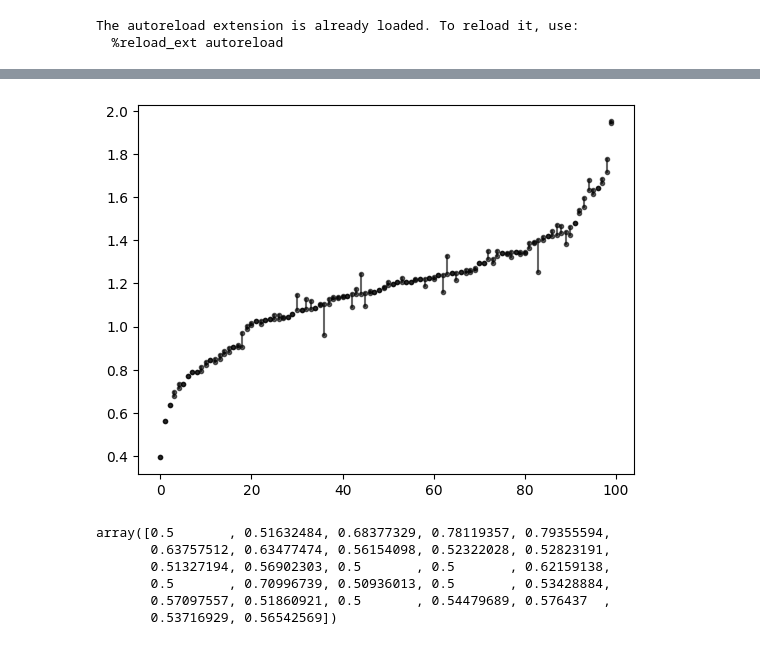
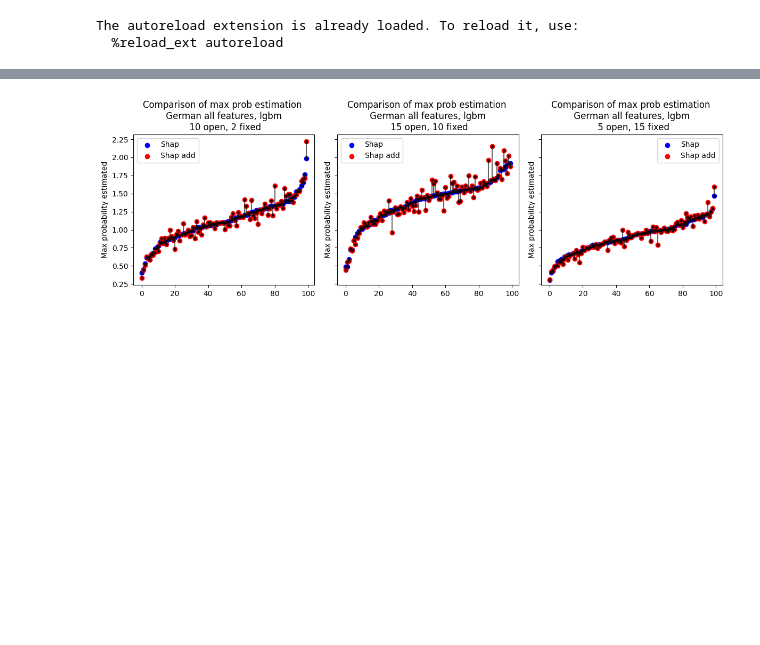
Before and after one commit to hiaac-finance/cfmining, a Jupyter notebook: notebooks/experiment_prob_max.ipynb, the cells around one changed output, grey strips where cells are left out. Drawn from its saved outputs; the diff is of its cells as text; code cells hidden in the pictures; blank space fills up the shorter version.

```diff
--- a/notebooks/experiment_prob_max.ipynb
+++ b/notebooks/experiment_prob_max.ipynb
@@ -155,24 +190,30 @@ Prob Max: 1.03, Estimated Prob Max: 1.01
-# %%
-idx = np.argsort(prob_max_)
-prob_max_ = np.array(prob_max_)[idx]
-estimated_prob_max_ = np.array(estimated_prob_max_)[idx]
-
-for i in range(100):
-    plt.plot(
-        [i, i], [prob_max_[i], estimated_prob_max_[i]],
-        color="black",
-        alpha = 0.6,
-        marker = "."
-    )
-# %% [output]
-[figure, removed]
+# %%
+fig = plt.figure(figsize = (12, 4))
+axes = []
+ax = plt.subplot(1, 3, 1)
+axes.append(ax)
+
+estimated_max = test_prob_max_estimation(X_train, model_shap, 10, 2)
+plot_prob_max_estimation(estimated_max, "Comparison of max prob estimation \n German all features, lgbm \n 10 open, 2 fixed")
+
+ax = plt.subplot(1,3, 2)
+axes.append(ax)
+
+estimated_max = test_prob_max_estimation(X_train, model_shap, 15, 10)
+plot_prob_max_estimation(estimated_max, "Comparison of max prob estimation \n German all features, lgbm \n 15 open, 10 fixed")
+
+ax = plt.subplot(1, 3, 3)
+axes.append(ax)
+
+estimated_max = test_prob_max_estimation(X_train, model_shap, 5, 15)
+plot_prob_max_estimation(estimated_max, "Comparison of max prob estimation \n German all features, lgbm \n 5 open, 15 fixed")
+
+share_axes(axes)
+plt.tight_layout()
+plt.show()
+# %% [output]
+[figure, added]
 # %%
+model = LogisticRegression(max_iter = 1000, C = 100).fit(X_train, Y_train)
+model.score(X_train, Y_train)
 model_shap = GeneralClassifier_Shap(model, outlier_detection, X_train, tree = False, threshold = 0)
-model_shap.shap_max
-# %% [output]
-array([0.5       , 0.51632484, 0.68377329, 0.78119357, 0.79355594,
-       0.63757512, 0.63477474, 0.56154098, 0.52322028, 0.52823191,
-       0.51327194, 0.56902303, 0.5       , 0.5       , 0.62159138,
-       0.5       , 0.70996739, 0.50936013, 0.5       , 0.53428884,
-       0.57097557, 0.51860921, 0.5       , 0.54479689, 0.576437  ,
-       0.53716929, 0.56542569])
```
Also changed, not shown: parts of 17 cells of this notebook, 2 other files.
